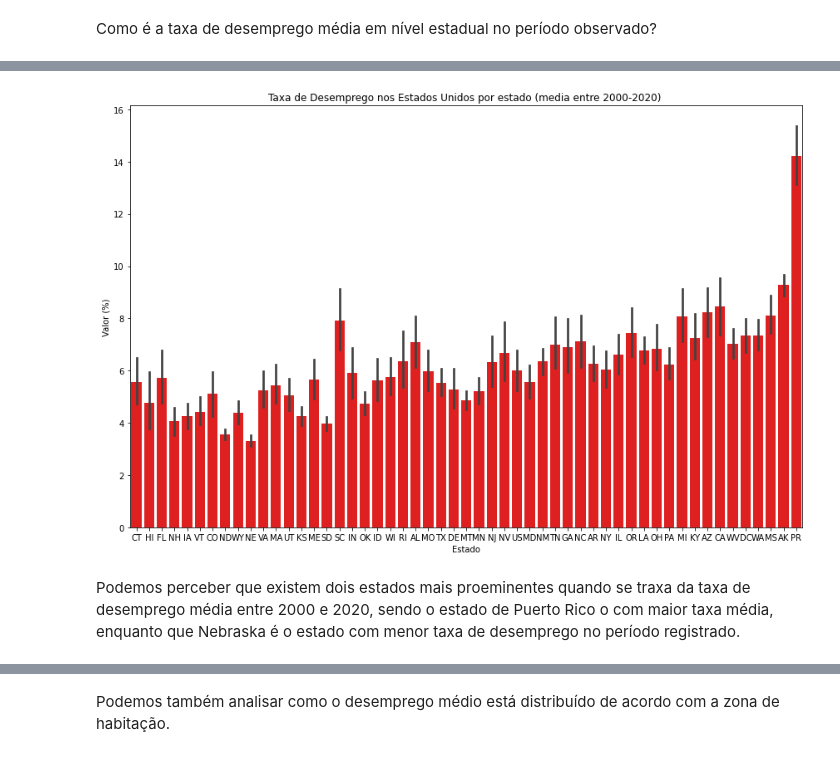
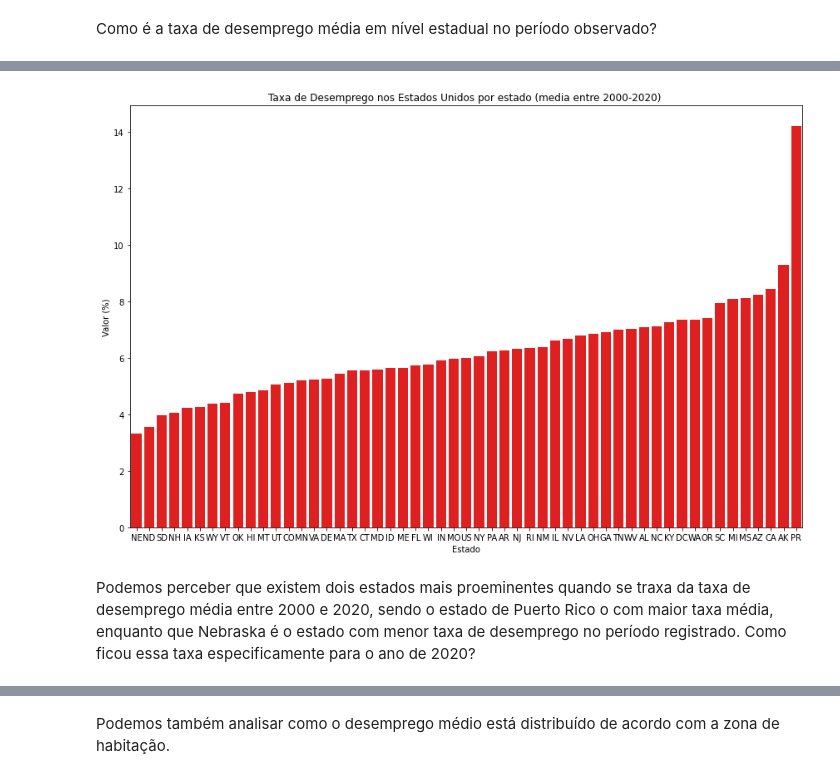
Before and after one commit to micheldearaujo/02-Analise_de_Dados-CIn, a Jupyter notebook: Análise_Dados.ipynb, the cells around one changed output, grey strips where cells are left out. Drawn from its saved outputs; the diff is of its cells as text; code cells hidden in the pictures.

```diff
--- a/Análise_Dados.ipynb
+++ b/Análise_Dados.ipynb
@@ -357,0 +458,10 @@ desemprego
+# %%
+# Selecionando a metade do DataFrame
+desemprego = desemprego[desemprego["Variavel"] == 'aptosTrabalhar']
+# %%
+# Dropando as colunas que não serão utilizadas
+desemprego = desemprego.drop(["Variavel", "value"], axis=1)
+# %%
+# Adicionando as novas colunas
+desemprego["taxaDesemprego"] = valoresTaxaDesemprego
+desemprego["aptosTrabalhar"] = valoresAptosTrabalhar
@@ -410,5 +531,5 @@ Apesar de a quantidade de pessoas áptas a trabalhar crescer quase que linearmen
 # %% [markdown]
 Como é a taxa de desemprego média em nível estadual no período observado?
 # %%
-desemprego_estadual = desemprego.groupby(['State', 'ano', 'variavel']).mean().reset_index()
-desemprego_estadual.sort_values('value', ascending=True, inplace=True)
+desemprego_estadual = desemprego.groupby(by='State').mean().reset_index()
+desemprego_estadual.sort_values('taxaDesemprego', ascending=True, inplace=True)
@@ -415,16 +545,16 @@ desemprego_estadual.sort_values('value', ascending=True, inplace=True)
 # %%
 fig = plt.figure(figsize=(12,8))
-sns.barplot(data=desemprego_estadual[desemprego_estadual.variavel=='taxaDesemprego'],
+sns.barplot(data=desemprego_estadual,
             x='State',
-            y='value',
+            y='taxaDesemprego',
            color='red')
 plt.xlabel('Estado')
 plt.ylabel('Valor (%)')
 plt.title("Taxa de Desemprego nos Estados Unidos por estado (media entre 2000-2020) ")
 plt.tight_layout()
 plt.show()
 # %% [output]
-[figure, old version]
+[figure, new version]
 # %% [markdown]
 Podemos perceber que existem dois estados mais proeminentes quando se traxa da taxa de desemprego média entre 2000 e 2020,
-sendo o estado de Puerto Rico o com maior taxa média, enquanto que Nebraska é o estado com menor taxa de desemprego no período registrado.
+sendo o estado de Puerto Rico o com maior taxa média, enquanto que Nebraska é o estado com menor taxa de desemprego no período registrado. Como ficou essa taxa especificamente para o ano de 2020?
```
Also changed, not shown: parts of 106 cells of this notebook.
